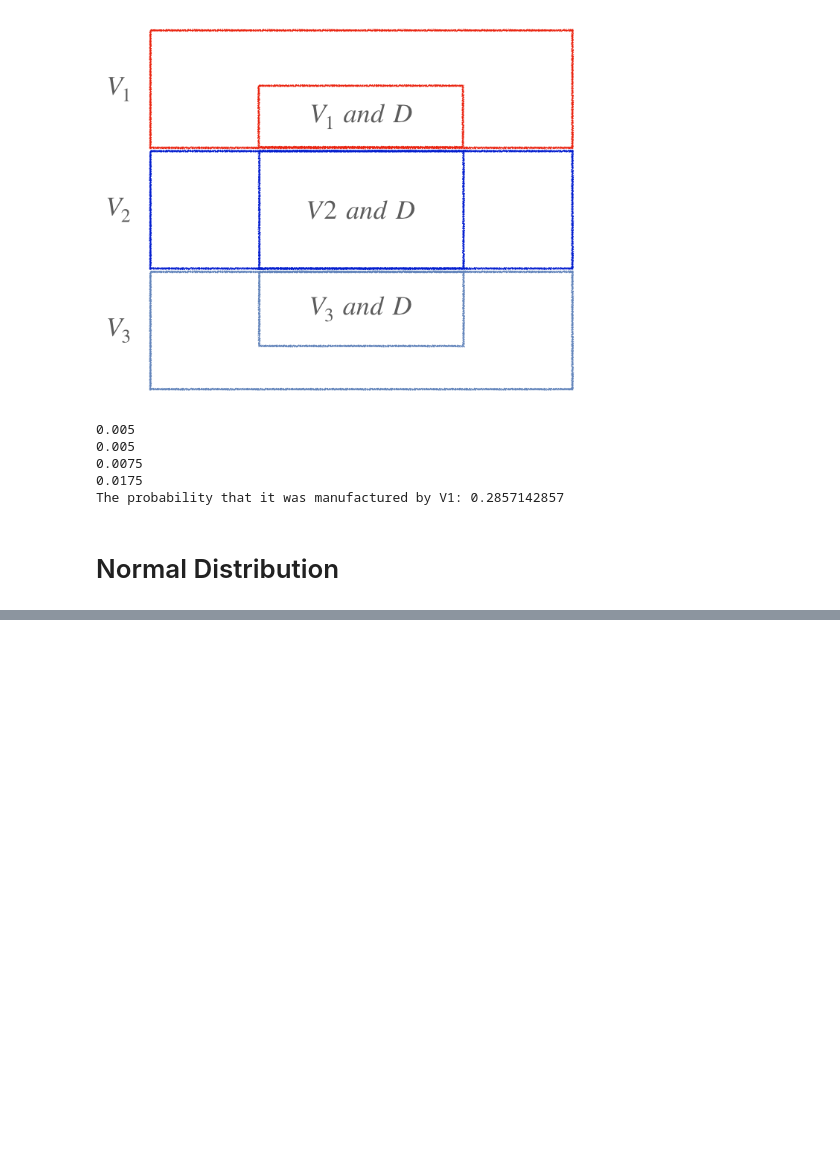
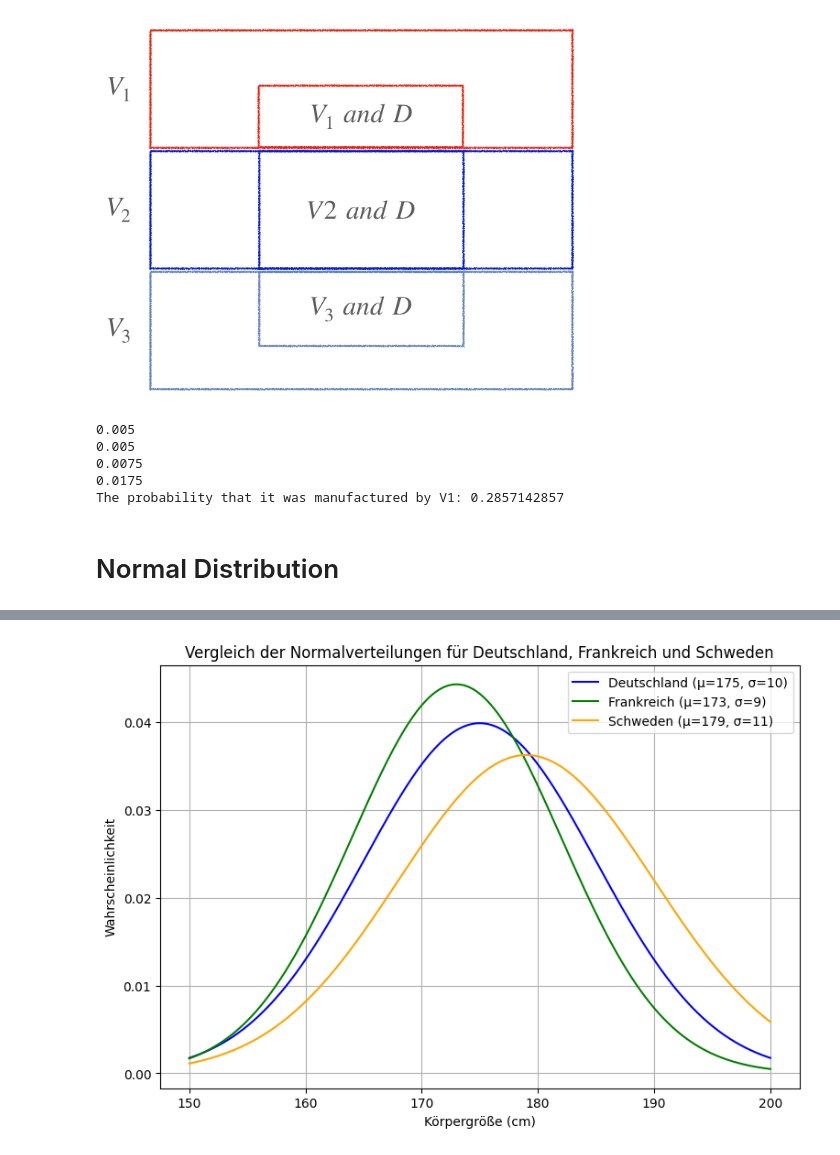
Before and after one commit to KonstantinData/Data-Science-Track, a Jupyter notebook: data-science-track/01-mathematical-foundations/my_notebooks/probability_in_python.ipynb, the cells around one changed output, grey strips where cells are left out. Drawn from its saved outputs; the diff is of its cells as text; code cells hidden in the pictures; blank space fills up the shorter version.

```diff
--- a/data-science-track/01-mathematical-foundations/my_notebooks/probability_in_python.ipynb
+++ b/data-science-track/01-mathematical-foundations/my_notebooks/probability_in_python.ipynb
@@ -1179,0 +1124,30 @@ print(example)
+# %%
+# Parameter für die Normalverteilungen (fiktive Werte)
+countries = {
+    "Deutschland": {"mu": 175, "sigma": 10},
+    "Frankreich": {"mu": 173, "sigma": 9},
+    "Schweden": {"mu": 179, "sigma": 11}
+}
+
+# Wertebereich für die x-Achse (alle Länder gemeinsam)
+x = np.linspace(150, 200, 1000)
+
+# Plot der Normalverteilungen für die drei Länder
+plt.figure(figsize=(9, 6))
+
+colors = ["blue", "green", "orange"]
+for (country, params), color in zip(countries.items(), colors):
+    y = stats.norm.pdf(x, params["mu"], params["sigma"])
+    plt.plot(x, y, label=f"{country} (μ={params['mu']}, σ={params['sigma']})", color=color)
+
+# Achsenbeschriftungen und Titel
+plt.xlabel("Körpergröße (cm)")
+plt.ylabel("Wahrscheinlichkeit")
+plt.title("Vergleich der Normalverteilungen für Deutschland, Frankreich und Schweden")
+plt.legend()
+plt.grid()
+
+# Plot anzeigen
+plt.show()
+# %% [output]
+[figure, added]
```
Also changed, not shown: parts of 12 cells of this notebook, 3 other files.
